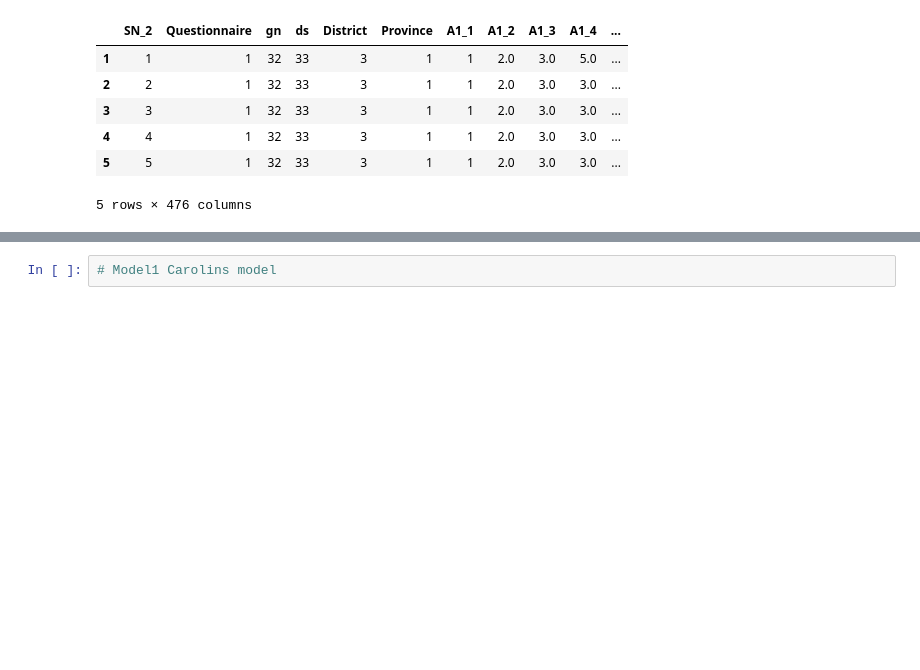
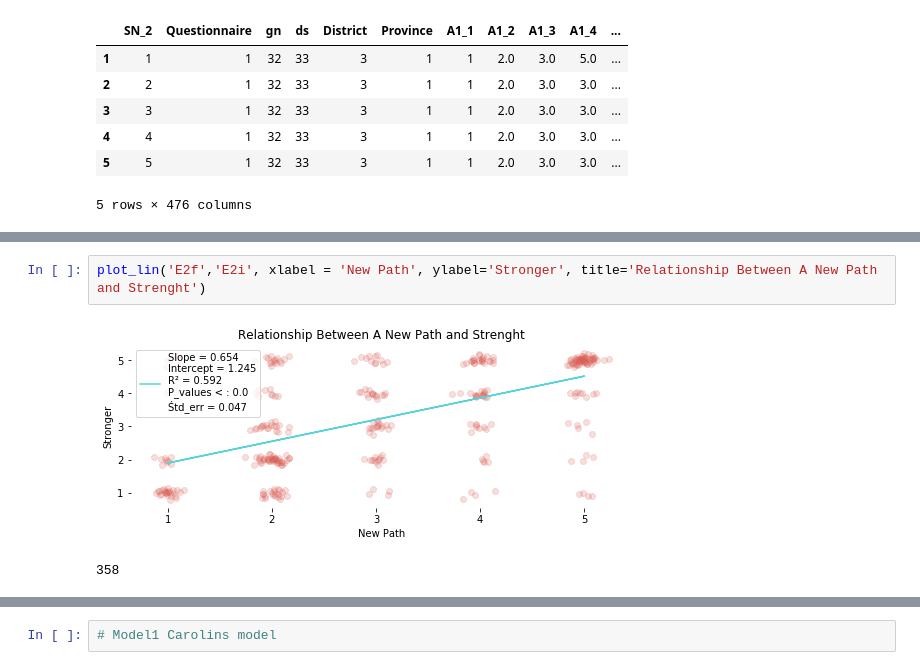
Before and after one commit to Polichinel/PLWC_scripts, a Jupyter notebook: py_bayesian_sem.ipynb, the cells around one changed output, grey strips where cells are left out. Saved outputs shown, nothing was run; the diff lists cells and outputs as text; blank space fills up the shorter version.

```diff
--- a/py_bayesian_sem.ipynb
+++ b/py_bayesian_sem.ipynb
@@ -53,0 +180,5 @@ df.head()
+# %%
+plot_lin('E2f','E2i', xlabel = 'New Path', ylabel='Stronger', title='Relationship Between A New Path and Strenght')
+# %% [output]
+[figure, added]
+358
```
Also changed, not shown: parts of 50 cells of this notebook.
